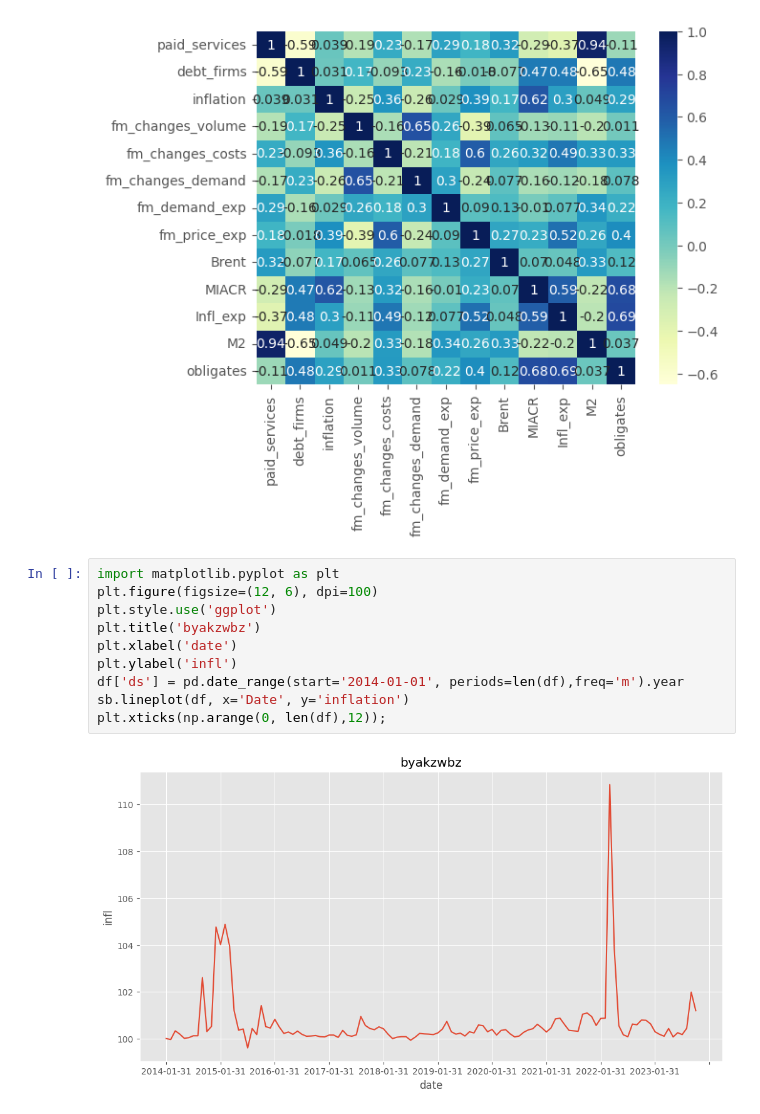
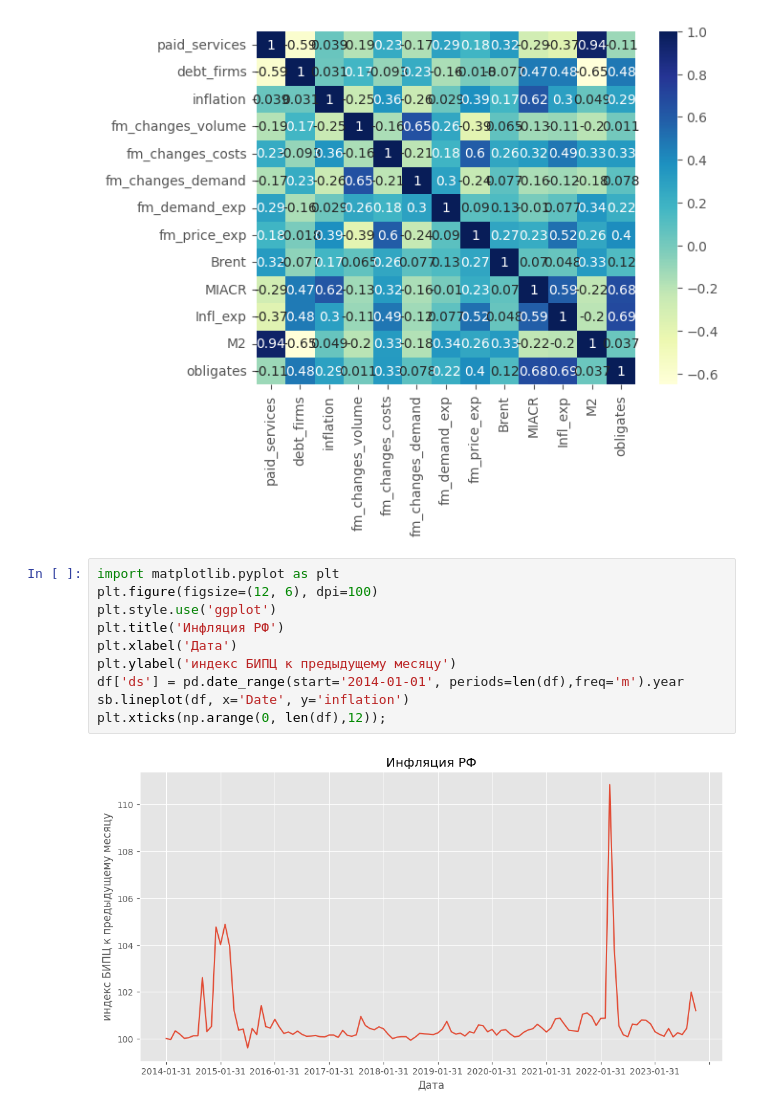
Before and after one commit to askarg/Diploma.-Inflation-model-using-PCA, a Jupyter notebook: dataframe.ipynb, the cells around one changed output. Cells and saved outputs as stored; diff of their text form.

```diff
--- a/dataframe.ipynb
+++ b/dataframe.ipynb
@@ -338,12 +338,12 @@ Index(['paid_services', 'debt_firms', 'inflation', 'fm_changes_volume',
 # %%
 import matplotlib.pyplot as plt
 plt.figure(figsize=(12, 6), dpi=100)
 plt.style.use('ggplot')
-plt.title('byakzwbz')
-plt.xlabel('date')
-plt.ylabel('infl')
+plt.title('Инфляция РФ')
+plt.xlabel('Дата')
+plt.ylabel('индекс БИПЦ к предыдущему месяцу')
 df['ds'] = pd.date_range(start='2014-01-01', periods=len(df),freq='m').year
 sb.lineplot(df, x='Date', y='inflation')
 plt.xticks(np.arange(0, len(df),12));
 # %% [output]
-[figure, old version]
+[figure, new version]
```
Also changed, not shown: 3 other files.
